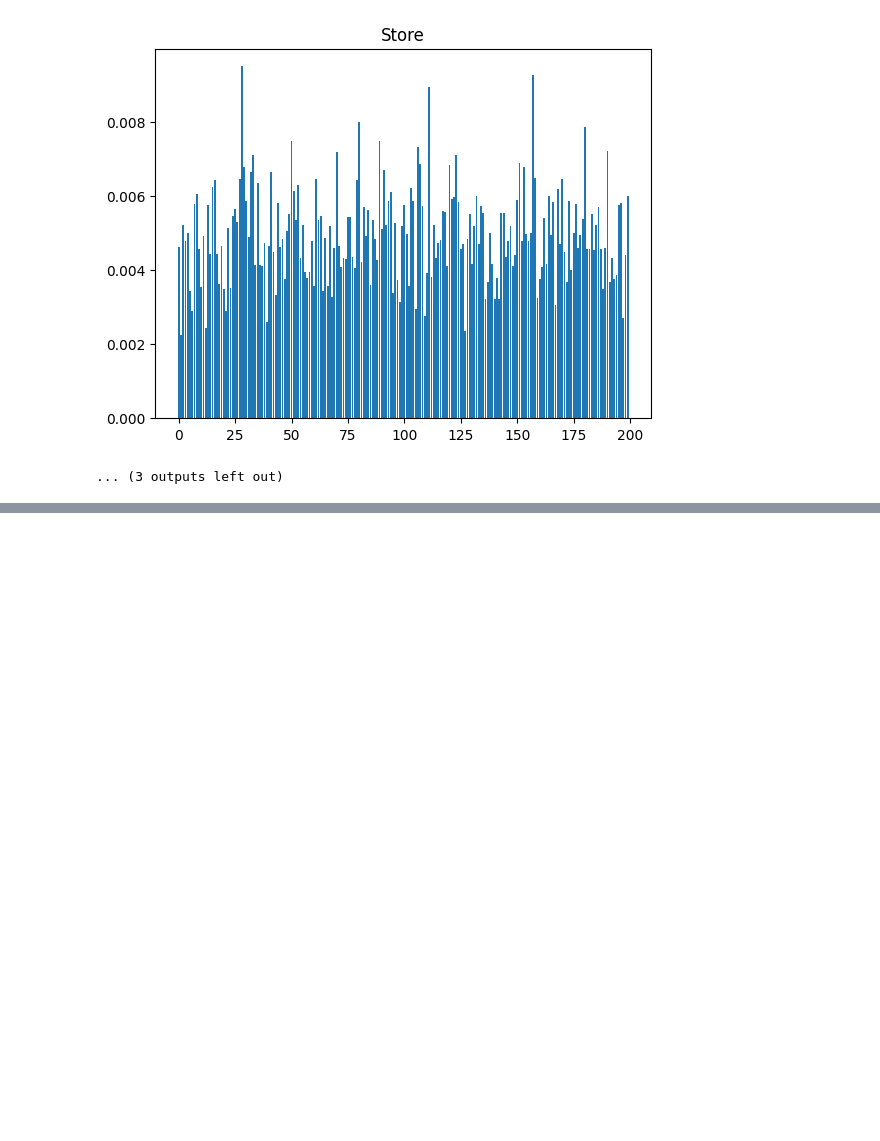
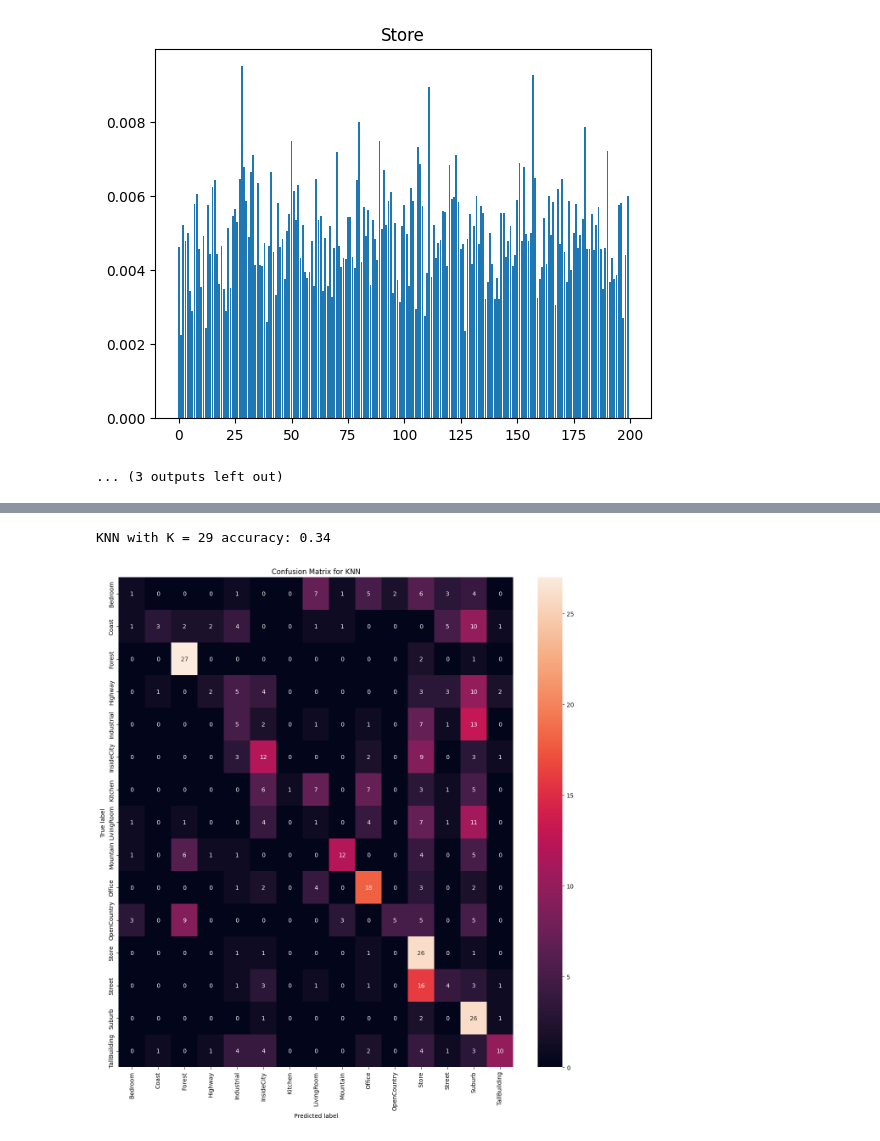
Before and after one commit to WorldofKerry/Computer-Vision-CPSC-425, a Jupyter notebook: assignment5/main.ipynb, the cells around one changed output, grey strips where cells are left out. Saved outputs shown, nothing was run; the diff lists cells and outputs as text; code cells hidden in the pictures; blank space fills up the shorter version.

```diff
--- a/assignment5/main.ipynb
+++ b/assignment5/main.ipynb
@@ -300,0 +235,20 @@ def svm_classify(train_image_feats, train_labels, test_image_feats):
+# %%
+print('---Evaluation---\n')
+# Step 3: Build a confusion matrix and score the recognition system for
+#         each of the classifiers.
+# TODO: In this step you will be doing evaluation.
+# 1) Calculate the total accuracy of your model by counting number
+#   of true positives and true negatives over all.
+# 2) Build a Confusion matrix and visualize it.
+#   You will need to convert the one-hot format labels back
+#   to their category name format.
+
+for K in range(1, 30):
+    pred_labels_knn = nearest_neighbor_classify(train_image_feats, train_labels, test_image_feats, K)
+    correct_knn = 0
+    for i in range(len(pred_labels_knn)):
+        if np.argmax(pred_labels_knn[i]) == round(test_labels[i]):
+            correct_knn += 1
+    print('KNN with K =', K, 'accuracy:', correct_knn / len(pred_labels_knn))
+
+# Experiementing with the k value (n_neighbors) in the KNeighborsClassifier, I found that most values between 3 and 15 gave similar results in terms of accuracy. However, with values less than 3, I believe the model does not generalize sufficiently to do well on the test set. With more neighbours than the number of classes, the model also starts to do worse, as it is more likely to predict a class that is not in the training set.
@@ -300,0 +273,26 @@ def svm_classify(train_image_feats, train_labels, test_image_feats):
+# %%
+# Based on 'https://piazza.com/class/l79ji1vbdbk5kb/post/196' link to 'https://www.analyticsvidhya.com/blog/2021/06/confusion-matrix-for-multi-class-classification/' which contains code for a beautiful, colourful confusion matrix
+
+from sklearn.metrics import confusion_matrix
+import pandas as pd
+import matplotlib.pyplot as plt
+import seaborn as sns
+
+pred_labels_knn = nearest_neighbor_classify(train_image_feats, train_labels, test_image_feats, 15)
+correct_knn = 0
+for i in range(len(pred_labels_knn)):
+    if np.argmax(pred_labels_knn[i]) == round(test_labels[i]):
+        correct_knn += 1
+print('KNN with K =', K, 'accuracy:', correct_knn / len(pred_labels_knn))
+cm_knn = confusion_matrix(test_labels, np.argmax(pred_labels_knn, axis=1))
+categories = [train_image_paths[train_labels == category][0].split('\\')[1] for category in range(15)]
+cm_df = pd.DataFrame(cm_knn, index=categories, columns=categories)
+plt.figure(figsize=(15,15))
+sns.heatmap(cm_df, annot=True, fmt='g')
+plt.title('Confusion Matrix for KNN')
+plt.ylabel('True label')
+plt.xlabel('Predicted label')
+plt.show()
+# %% [output]
+KNN with K = 29 accuracy: 0.34
+[figure, added]
```
Also changed, not shown: parts of 9 cells of this notebook.
